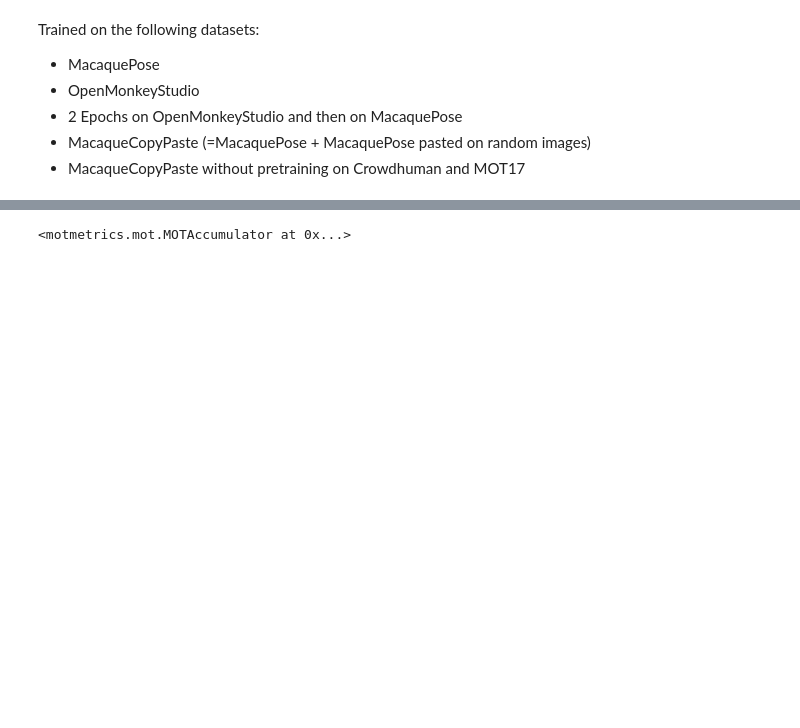
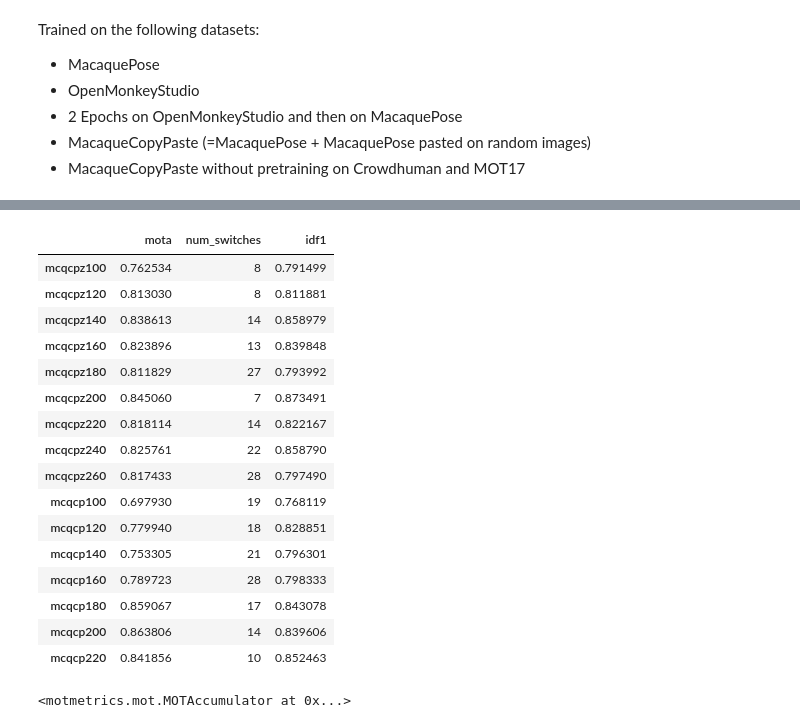
Before and after one commit to ecker-lab/PriMAT-tracking, a Jupyter notebook: own_ideas/evaluation.ipynb, the cells around one changed output, grey strips where cells are left out. Saved outputs shown, nothing was run; the diff lists cells and outputs as text; code cells hidden in the pictures; blank space fills up the shorter version.

```diff
--- a/own_ideas/evaluation.ipynb
+++ b/own_ideas/evaluation.ipynb
@@ -141,9 +144,10 @@ Trained on the following datasets:
 #['mcqcpz' + str(elem) for elem in list(range(40,281,10))]
 
 
-models = ['mcqcp' + str(elem) for elem in list(range(60,221,10))]
-#models = ['mcqcp100']
+models = ['mcqcpz' + str(elem) for elem in list(range(100,261,20))] + \
+    ['mcqcp' + str(elem) for elem in list(range(100,221,20))]
+#models = ['mcqcp200']
 #print(models)
 # %%
 seqs = ['VID_20210223_123630_0', 'VID_20210223_123817_0', 'VID_20210223_123854_0']
-seqs = ['VID_20210223_123630_0']
+#seqs = ['VID_20210223_123630_0']
@@ -179,18 +212,0 @@ for seq in seqs:
-# %%
-import copy
-
-metrics=('mota', 'num_switches', 'idp', 'idr', 'idf1', 'precision', 'recall')
-mh = mm.metrics.create()
-
-summary = mh.compute_many(
-            accs,
-            metrics=metrics,
-            names=models,
-            generate_overall=True
-        )
-
-summary['type'] = summary.index.str.replace("[0-9]", "")
-summary['epoch'] = summary.index.str.replace("\D|2$","")
-mapping = {'mcq': 1, 'mcqcp': 2, 'oms': 3, 'mcqoms': 4, 'mcqcpz': 5}
-#typecol = [mapping[letter] for letter in summary.type.values[:-1]]
-summary
@@ -214,0 +213,4 @@ summary
+# %%
+#With overall
+model = 'mcqcpz200'
+evaluate_model(model)
@@ -215,3 +223,33 @@ summary
+# %%
+#Compare many models
+all_models = []
+
+for model in models:
+    summary = evaluate_model(model).iloc[-1:,:]
+    summary.index = [model]
+    all_models.append(summary)
+
+
+output = pd.concat(all_models)
+output
+# %% [output]
+|  | mota | num_switches | idf1 |
+| mcqcpz100 | 0.762534 | 8 | 0.791499 |
+| mcqcpz120 | 0.813030 | 8 | 0.811881 |
+| mcqcpz140 | 0.838613 | 14 | 0.858979 |
+| mcqcpz160 | 0.823896 | 13 | 0.839848 |
+| mcqcpz180 | 0.811829 | 27 | 0.793992 |
+| mcqcpz200 | 0.845060 | 7 | 0.873491 |
+| mcqcpz220 | 0.818114 | 14 | 0.822167 |
+| mcqcpz240 | 0.825761 | 22 | 0.858790 |
+| mcqcpz260 | 0.817433 | 28 | 0.797490 |
+| mcqcp100 | 0.697930 | 19 | 0.768119 |
+| mcqcp120 | 0.779940 | 18 | 0.828851 |
+| mcqcp140 | 0.753305 | 21 | 0.796301 |
+| mcqcp160 | 0.789723 | 28 | 0.798333 |
+| mcqcp180 | 0.859067 | 17 | 0.843078 |
+| mcqcp200 | 0.863806 | 14 | 0.839606 |
+| mcqcp220 | 0.841856 | 10 | 0.852463 |
 # %%
 accs[0]
 # %% [output]
```
Also changed, not shown: parts of 6 cells of this notebook, 11 other files.
